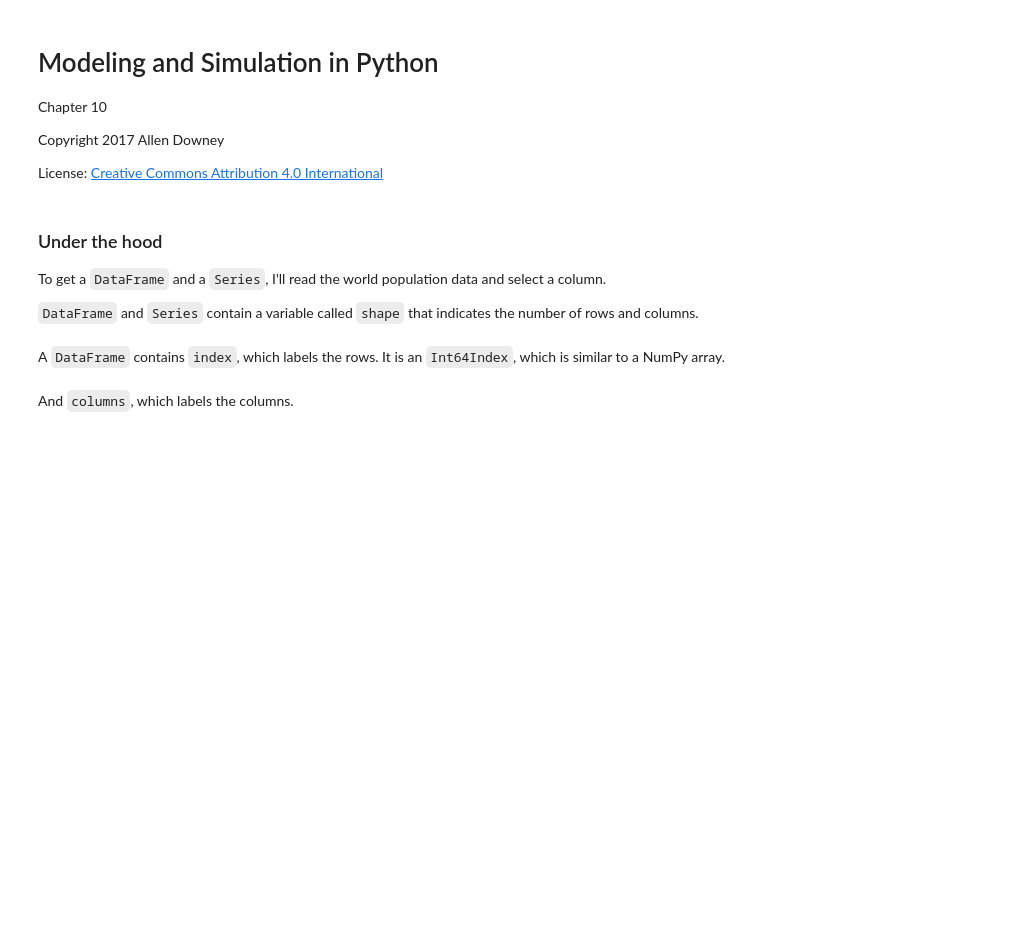
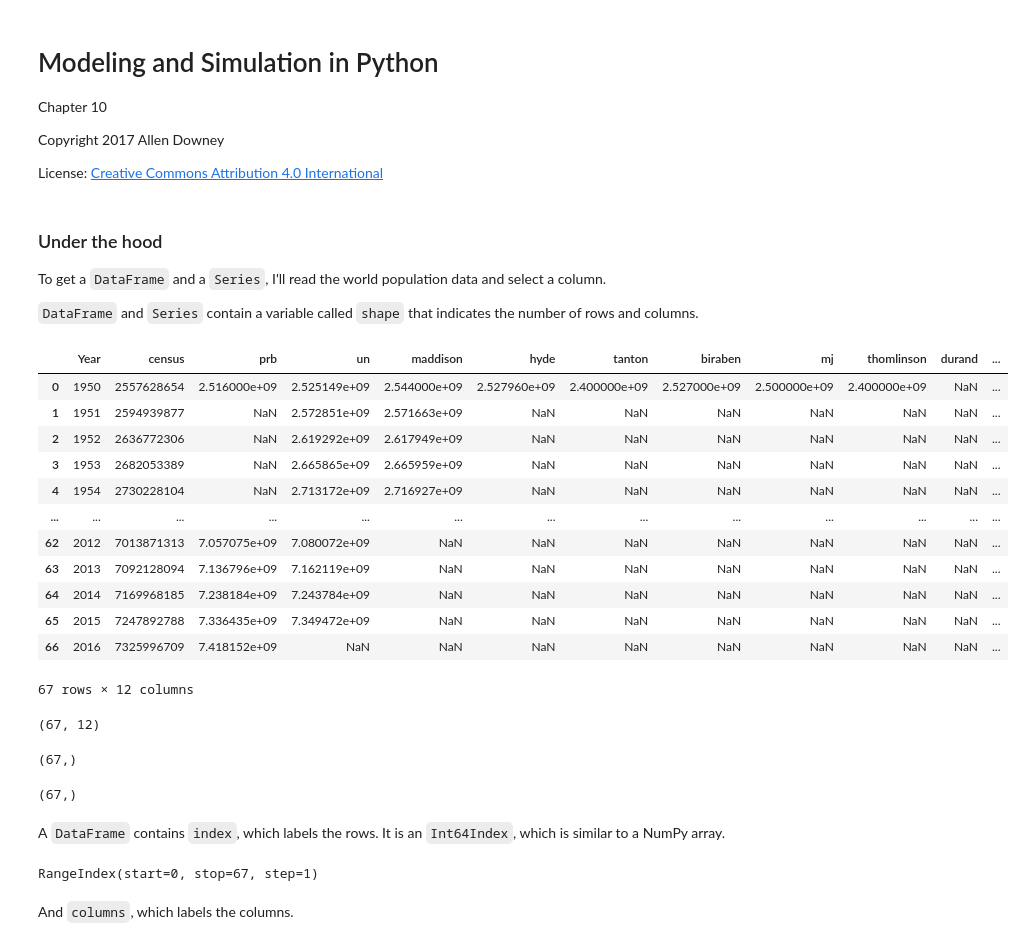
Before and after one commit to SamReeves/604, a Jupyter notebook: w5/chap10.ipynb, the cells around one changed output. Saved outputs shown, nothing was run; the diff lists cells and outputs as text; code cells hidden in the pictures; blank space fills up the shorter version.

```diff
--- a/w5/chap10.ipynb
+++ b/w5/chap10.ipynb
@@ -34,13 +26,39 @@ table2.shape
+# %%
+table2 = read_csv('../World_population_estimates2.csv')
+# %% [output]
+|  | Year | census | prb | un | maddison | hyde | tanton | biraben | mj | thomlinson | durand | ... |
+| 0 | 1950 | 2557628654 | 2.516000e+09 | 2.525149e+09 | 2.544000e+09 | 2.527960e+09 | 2.400000e+09 | 2.527000e+09 | 2.500000e+09 | 2.400000e+09 | NaN | ... |
+| 1 | 1951 | 2594939877 | NaN | 2.572851e+09 | 2.571663e+09 | NaN | NaN | NaN | NaN | NaN | NaN | ... |
+| 2 | 1952 | 2636772306 | NaN | 2.619292e+09 | 2.617949e+09 | NaN | NaN | NaN | NaN | NaN | NaN | ... |
+| 3 | 1953 | 2682053389 | NaN | 2.665865e+09 | 2.665959e+09 | NaN | NaN | NaN | NaN | NaN | NaN | ... |
+| 4 | 1954 | 2730228104 | NaN | 2.713172e+09 | 2.716927e+09 | NaN | NaN | NaN | NaN | NaN | NaN | ... |
+| ... | ... | ... | ... | ... | ... | ... | ... | ... | ... | ... | ... | ... |
+| 62 | 2012 | 7013871313 | 7.057075e+09 | 7.080072e+09 | NaN | NaN | NaN | NaN | NaN | NaN | NaN | ... |
+| 63 | 2013 | 7092128094 | 7.136796e+09 | 7.162119e+09 | NaN | NaN | NaN | NaN | NaN | NaN | NaN | ... |
+| 64 | 2014 | 7169968185 | 7.238184e+09 | 7.243784e+09 | NaN | NaN | NaN | NaN | NaN | NaN | NaN | ... |
+| 65 | 2015 | 7247892788 | 7.336435e+09 | 7.349472e+09 | NaN | NaN | NaN | NaN | NaN | NaN | NaN | ... |
+| 66 | 2016 | 7325996709 | 7.418152e+09 | NaN | NaN | NaN | NaN | NaN | NaN | NaN | NaN | ... |
+67 rows × 12 columns
+# %%
+table2.shape
+# %% [output]
+(67, 12)
 # %%
 census = table2.census / 1e9
 census.shape
+# %% [output]
+(67,)
 # %%
 un = table2.un / 1e9
 un.shape
+# %% [output]
+(67,)
 # %% [markdown]
 A `DataFrame` contains `index`, which labels the rows.  It is an `Int64Index`, which is similar to a NumPy array.
 # %%
 table2.index
+# %% [output]
+RangeIndex(start=0, stop=67, step=1)
 # %% [markdown]
 And `columns`, which labels the columns.
 # %%
```
Also changed, not shown: parts of 27 cells of this notebook, 2 other files.
